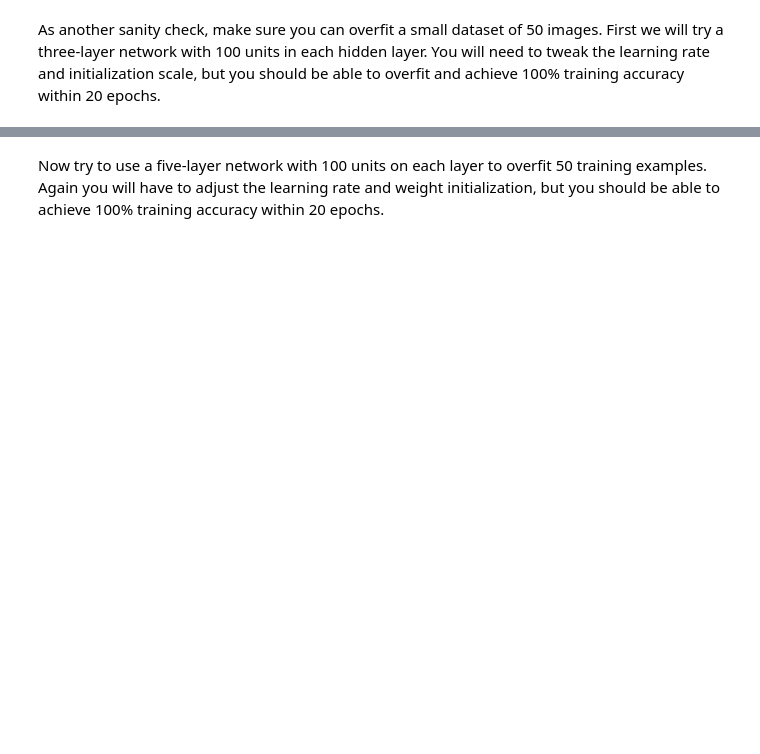
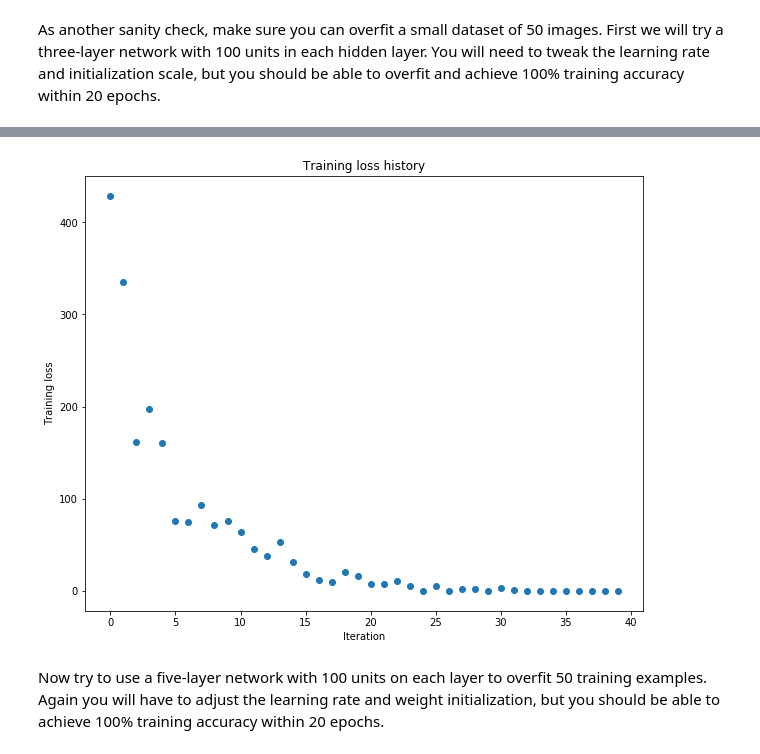
Before and after one commit to ozeron/cs231, a Jupyter notebook: assignment2/FullyConnectedNets.ipynb, the cells around one changed output, grey strips where cells are left out. Saved outputs shown, nothing was run; the diff lists cells and outputs as text; code cells hidden in the pictures; blank space fills up the shorter version.

```diff
--- a/assignment2/FullyConnectedNets.ipynb
+++ b/assignment2/FullyConnectedNets.ipynb
@@ -397,7 +438,7 @@ small_data = {
   'y_val': data['y_val'],
 }
 
-weight_scale = 1e-2
+weight_scale = 1e-1
 learning_rate = 1e-4
 model = FullyConnectedNet([100, 100],
               weight_scale=weight_scale, dtype=np.float64)
@@ -415,3 +456,4 @@ plt.title('Training loss history')
 plt.xlabel('Iteration')
 plt.ylabel('Training loss')
 plt.show()
+# %% [output]
@@ -418,3 +477,4 @@ plt.show()
+[figure, added]
 # %% [markdown]
 Now try to use a five-layer network with 100 units on each layer to overfit 50 training examples. Again you will have to adjust the learning rate and weight initialization, but you should be able to achieve 100% training accuracy within 20 epochs.
 # %%
```
Also changed, not shown: parts of 17 cells of this notebook, 2 other files.
